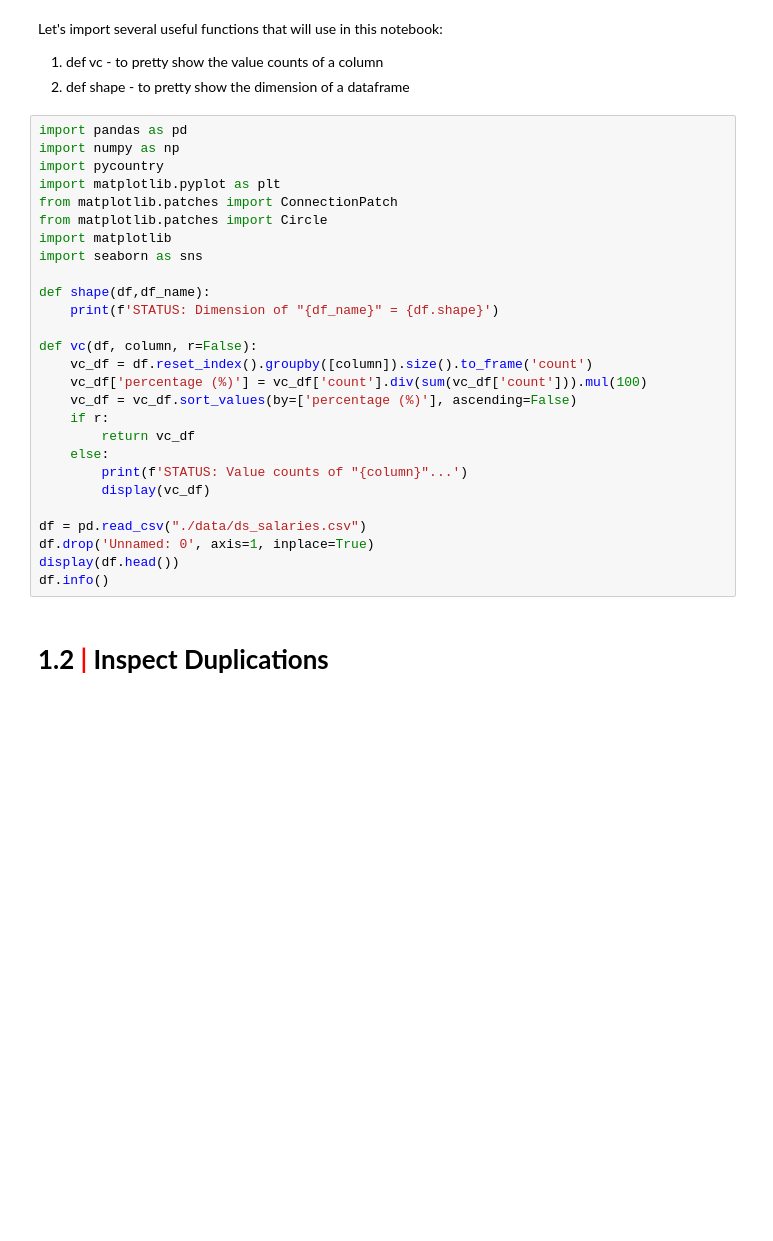
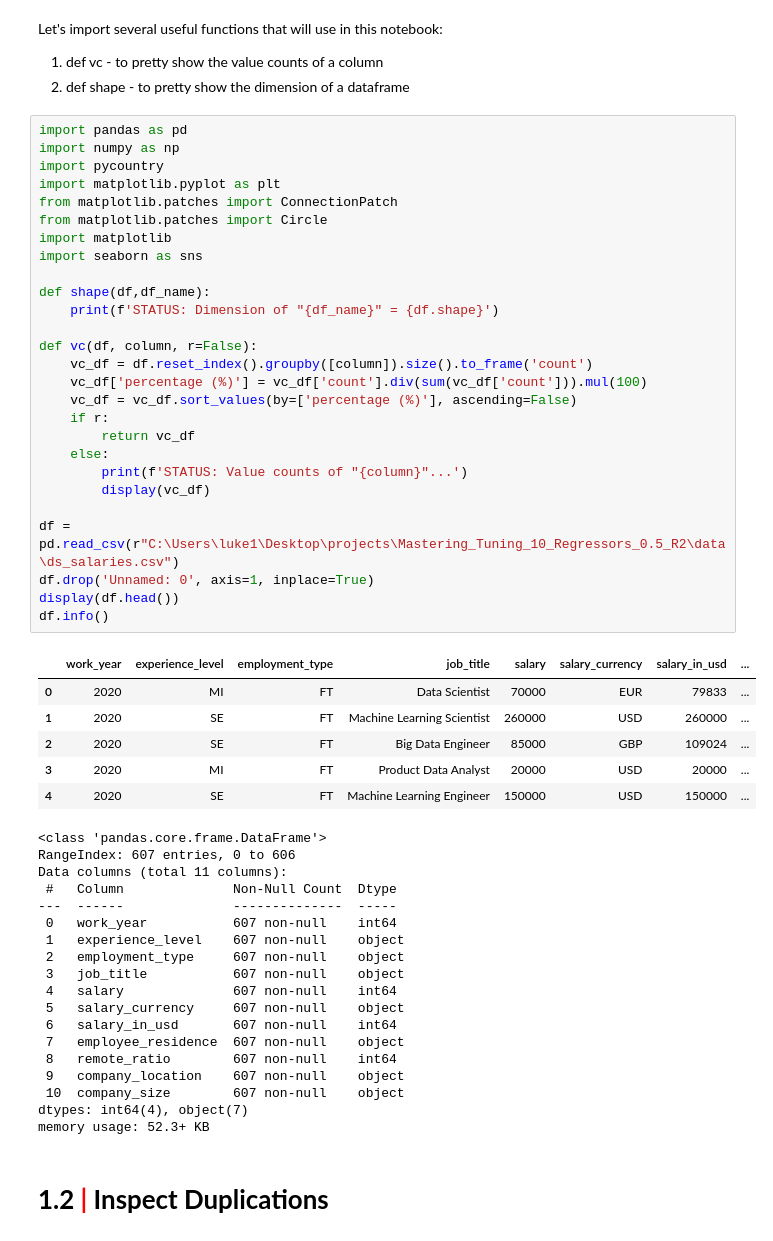
Before and after one commit to Tang-hubert/Mastering_Tuning_10_Regressors_0.5_R2, a Jupyter notebook: scripts/mastering-tuning-10-regressors-0-5-r2.ipynb, the cells around one changed output. Saved outputs shown, nothing was run; the diff lists cells and outputs as text; blank space fills up the shorter version.

```diff
--- a/scripts/mastering-tuning-10-regressors-0-5-r2.ipynb
+++ b/scripts/mastering-tuning-10-regressors-0-5-r2.ipynb
@@ -49,30 +49,55 @@ Let's import several useful functions that will use in this notebook:
 # %%
 import pandas as pd
 import numpy as np
 import pycountry
 import matplotlib.pyplot as plt
 from matplotlib.patches import ConnectionPatch
 from matplotlib.patches import Circle
 import matplotlib
 import seaborn as sns
 
 def shape(df,df_name):
     print(f'STATUS: Dimension of "{df_name}" = {df.shape}')
 
 def vc(df, column, r=False):
     vc_df = df.reset_index().groupby([column]).size().to_frame('count')
     vc_df['percentage (%)'] = vc_df['count'].div(sum(vc_df['count'])).mul(100)
     vc_df = vc_df.sort_values(by=['percentage (%)'], ascending=False)
     if r:
         return vc_df
     else:
         print(f'STATUS: Value counts of "{column}"...')
         display(vc_df)
 
-df = pd.read_csv("./data/ds_salaries.csv")
+df = pd.read_csv(r"C:\Users\luke1\Desktop\projects\Mastering_Tuning_10_Regressors_0.5_R2\data\ds_salaries.csv")
 df.drop('Unnamed: 0', axis=1, inplace=True)
 display(df.head())
 df.info()
+# %% [output]
+|  | work_year | experience_level | employment_type | job_title | salary | salary_currency | salary_in_usd | ... |
+| 0 | 2020 | MI | FT | Data Scientist | 70000 | EUR | 79833 | ... |
+| 1 | 2020 | SE | FT | Machine Learning Scientist | 260000 | USD | 260000 | ... |
+| 2 | 2020 | SE | FT | Big Data Engineer | 85000 | GBP | 109024 | ... |
+| 3 | 2020 | MI | FT | Product Data Analyst | 20000 | USD | 20000 | ... |
+| 4 | 2020 | SE | FT | Machine Learning Engineer | 150000 | USD | 150000 | ... |
+<class 'pandas.core.frame.DataFrame'>
+RangeIndex: 607 entries, 0 to 606
+Data columns (total 11 columns):
+ #   Column              Non-Null Count  Dtype
+---  ------              --------------  -----
+ 0   work_year           607 non-null    int64
+ 1   experience_level    607 non-null    object
+ 2   employment_type     607 non-null    object
+ 3   job_title           607 non-null    object
+ 4   salary              607 non-null    int64
+ 5   salary_currency     607 non-null    object
+ 6   salary_in_usd       607 non-null    int64
+ 7   employee_residence  607 non-null    object
+ 8   remote_ratio        607 non-null    int64
+ 9   company_location    607 non-null    object
+ 10  company_size        607 non-null    object
+dtypes: int64(4), object(7)
+memory usage: 52.3+ KB
 # %% [markdown]
 # <b>1.2 <span style='color:red'>|</span> Inspect Duplications </b> <a class="anchor" id="1.2"></a>
 # %% [markdown]
```
Also changed, not shown: parts of 25 cells of this notebook.
